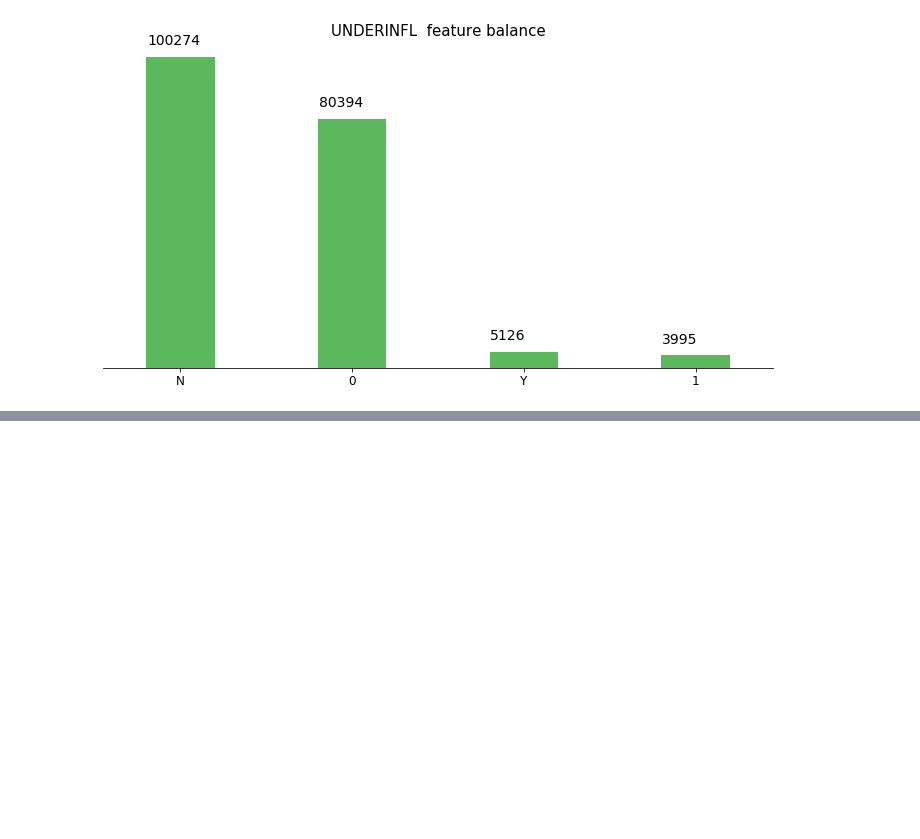
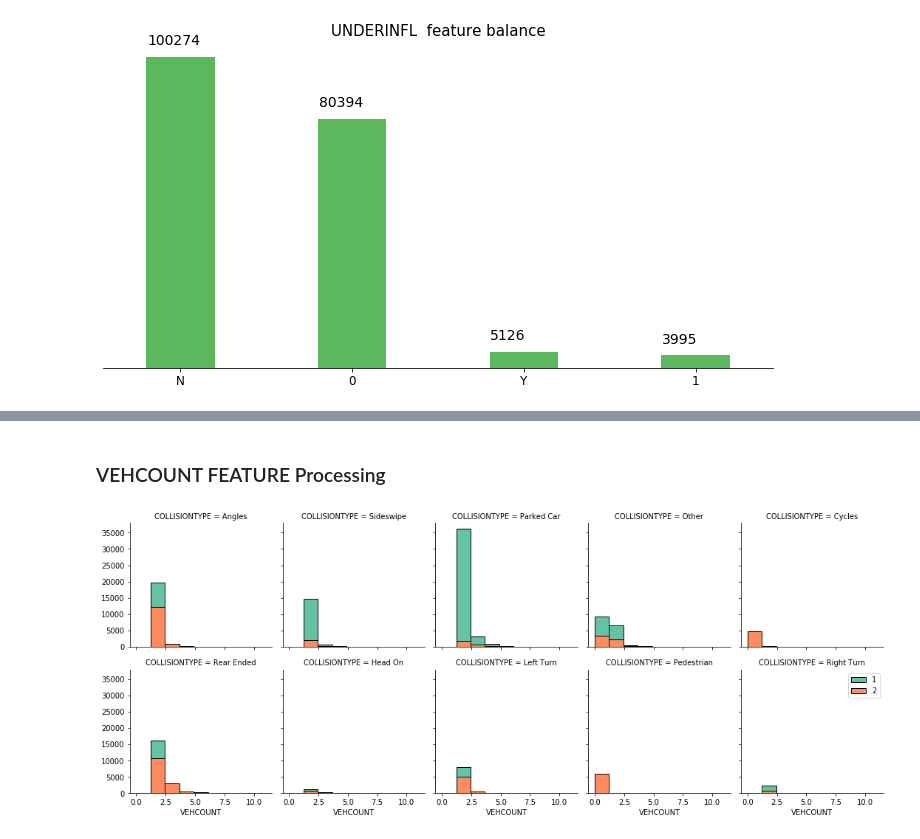
Before and after one commit to rafaelmata357/Coursera_Capstone, a Jupyter notebook: capstone_project.ipynb, the cells around one changed output, grey strips where cells are left out. Saved outputs shown, nothing was run; the diff lists cells and outputs as text; code cells hidden in the pictures; blank space fills up the shorter version.

```diff
--- a/capstone_project.ipynb
+++ b/capstone_project.ipynb
@@ -318,0 +407,10 @@ df[features].describe(include='all')
+# %% [markdown]
+### VEHCOUNT FEATURE Processing
+# %%
+bins = np.linspace(churn_df.VEHCOUNT.min(), churn_df.VEHCOUNT.max(), 10)
+g = sns.FacetGrid(churn_df, col="COLLISIONTYPE", hue="SEVERITYCODE", palette="Set2", col_wrap=5)
+g.map(plt.hist, 'VEHCOUNT', bins=bins, ec="k")
+
+g.axes[-1].legend();
+# %% [output]
+[figure, added]
```
Also changed, not shown: parts of 94 cells of this notebook.
